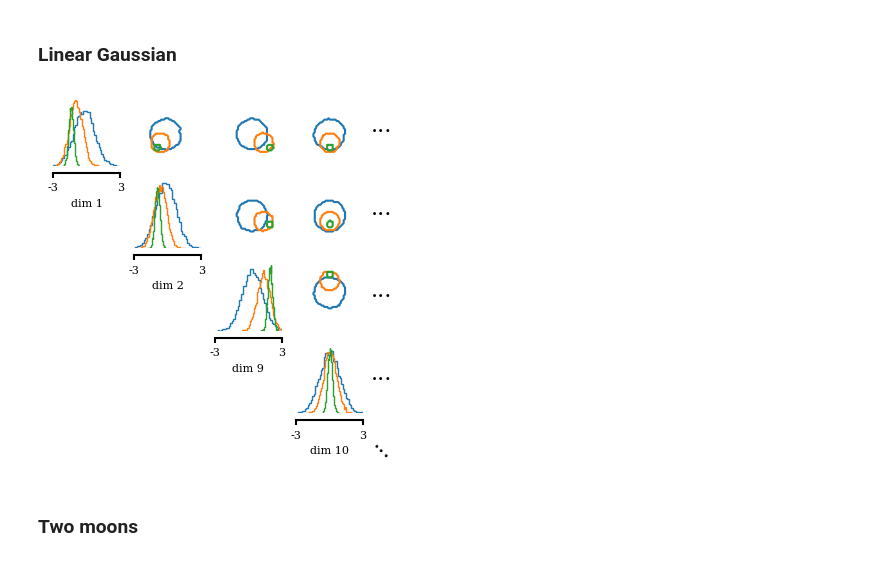
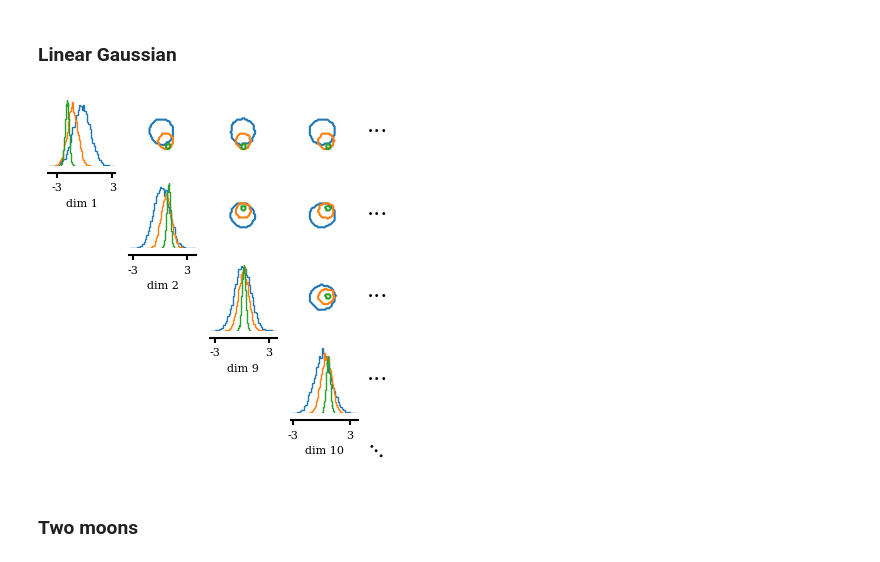
Before and after one commit to mackelab/neuralgbi, a Jupyter notebook: paper/fig5/notebooks/02_appendix_gt_posteriors.ipynb, the cells around one changed output. Saved outputs shown, nothing was run; the diff lists cells and outputs as text; code cells hidden in the pictures.

Commit message:
fixed gaussian mixture GT bug

```diff
--- a/paper/fig5/notebooks/02_appendix_gt_posteriors.ipynb
+++ b/paper/fig5/notebooks/02_appendix_gt_posteriors.ipynb
@@ -23,9 +28,2 @@ PANEL_D = "../svg/panel_d.svg"
 # %% [markdown]
 ### Uniform noise
-# %%
-with open("../../../results/benchmark/ground_truths/uniform_1d/2023_01_19__09_44_22/beta_4.0/obs_0/rejection_samples.pkl", "rb") as handle:
-    samples_4 = pickle.load(handle)
-with open("../../../results/benchmark/ground_truths/uniform_1d/2023_01_19__09_44_22/beta_20.0/obs_0/rejection_samples.pkl", "rb") as handle:
-    samples_20 = pickle.load(handle)
-with open("../../../results/benchmark/ground_truths/uniform_1d/2023_01_19__09_44_22/beta_100.0/obs_0/rejection_samples.pkl", "rb") as handle:
-    samples_100 = pickle.load(handle)
@@ -43,0 +36,15 @@ with mpl.rc_context(fname="../../../.matplotlibrc"):
+# %%
+task = "uniform_1d"
+betas = ["4","20","100"]
+run_datetime = np.sort(listdir(f"{gt_dir}/{task}/"))[-1] # take latest
+xo_info = (1, 'specified', 'unknown')
+
+gt_samples = {}
+for beta in betas:
+    gt_path = f"{gt_dir}/{task}/{run_datetime}/beta_{beta}/obs_{xo_info[0]}_{xo_info[1]}_{xo_info[2]}"
+    with open(gt_path + "/rejection_samples.pkl", "rb") as handle:
+        gt_samples[beta] = pickle.load(handle)
+
+with mpl.rc_context(fname="../../../.matplotlibrc"):
+    _ = pairplot([gt_samples[beta] for beta in betas ], upper="contour", figsize=(1, 1), ticks=limits)
+    # plt.savefig(PANEL_A, facecolor="None", transparent=True)
@@ -44,12 +53,5 @@ with mpl.rc_context(fname="../../../.matplotlibrc"):
 # %% [markdown]
 ### Linear Gaussian
-# %%
-with open("../../../results/benchmark/ground_truths/linear_gaussian/2023_01_16__16_38_48/beta_0.1/obs_0/rejection_samples.pkl", "rb") as handle:
-    samples_0 = pickle.load(handle)
-with open("../../../results/benchmark/ground_truths/linear_gaussian/2023_01_16__16_38_48/beta_1.0/obs_0/rejection_samples.pkl", "rb") as handle:
-    samples_1 = pickle.load(handle)
-with open("../../../results/benchmark/ground_truths/linear_gaussian/2023_01_16__16_38_48/beta_10.0/obs_0/rejection_samples.pkl", "rb") as handle:
-    samples_10 = pickle.load(handle)
 # %%
 task = LinearGaussian()
 prior = task.prior
@@ -57,10 +59,21 @@ lower = prior.mean - 3 * prior.stddev
 upper = prior.mean + 3 * prior.stddev
 limits = torch.stack([lower, upper]).T
 # %%
+task = "linear_gaussian"
+betas = ["0.1","1.0","10.0"]
+run_datetime = np.sort(listdir(f"{gt_dir}/{task}/"))[-1] # take latest
+xo_info = (0, 'specified', 'unknown')
+
+gt_samples = {}
+for beta in betas:
+    gt_path = f"{gt_dir}/{task}/{run_datetime}/beta_{beta}/obs_{xo_info[0]}_{xo_info[1]}_{xo_info[2]}"
+    with open(gt_path + "/rejection_samples.pkl", "rb") as handle:
+        gt_samples[beta] = pickle.load(handle)
+
 with mpl.rc_context(fname="../../../.matplotlibrc"):
-    _ = pairplot([samples_0, samples_1, samples_10], limits=limits, upper="contour", figsize=(4, 4), ticks=limits, subset=[0, 1, 8, 9])
-    plt.savefig(PANEL_B, facecolor="None", transparent=True)
+    _ = pairplot([gt_samples[beta] for beta in betas ], upper="contour", figsize=(4, 4), ticks=limits, subset=[0, 1, 8, 9])
+    # plt.savefig(PANEL_B, facecolor="None", transparent=True)
 # %% [output]
-[figure, old version]
+[figure, new version]
 # %% [markdown]
 ### Two moons
```
Also changed, not shown: parts of 10 cells of this notebook, 11 other files.
